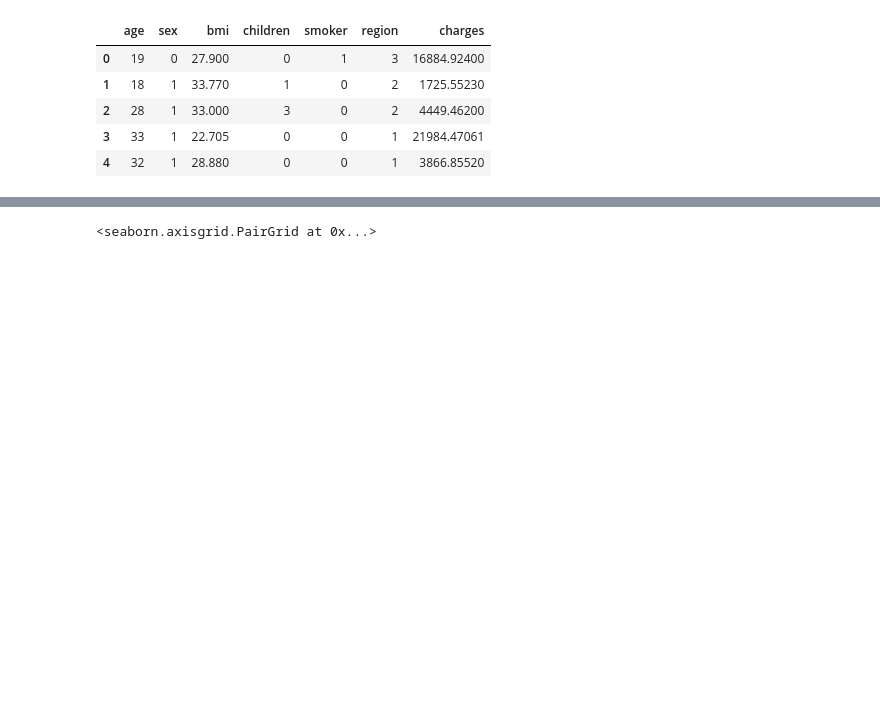
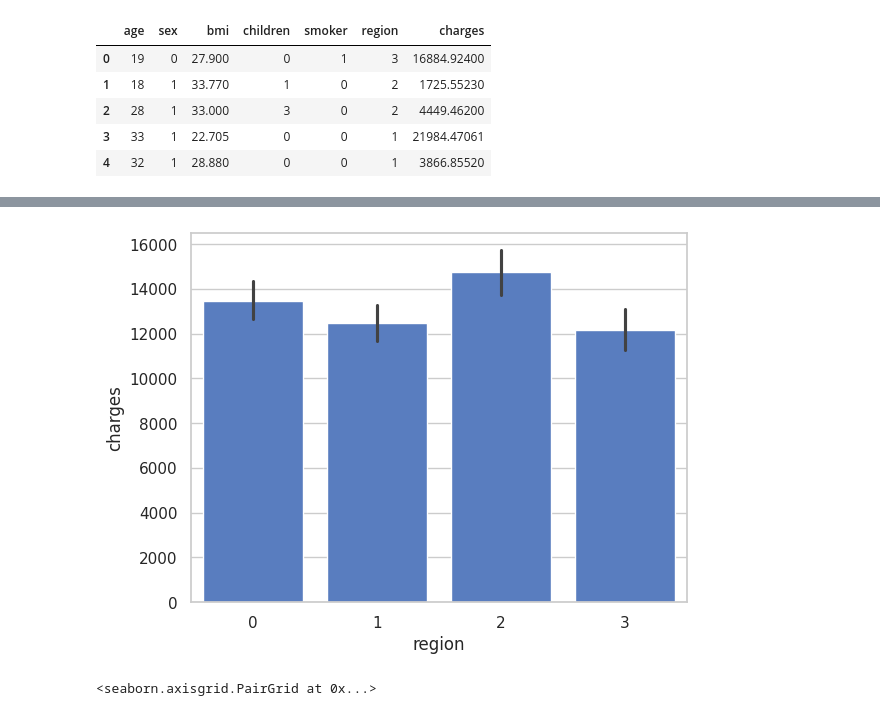
Before and after one commit to lcaffe/tech-challenge, a Jupyter notebook: tech_challenge.ipynb, the cells around one changed output, grey strips where cells are left out. Cells and saved outputs as stored; diff of their text form; code cells hidden in the pictures; blank space fills up the shorter version.

```diff
--- a/tech_challenge.ipynb
+++ b/tech_challenge.ipynb
@@ -216,3 +225,10 @@ dados.head()
+# %%
+
+import seaborn as sns
+sns.barplot(data=dados,x=dados.region,y=dados.charges,estimator=np.mean)
+plt.show()
+# %% [output]
+[figure, added]
 # %%
 sb.pairplot(dados,vars=['age','children','bmi','smoker'],hue="charges")
 # %% [output]
```
Also changed, not shown: parts of 17 cells of this notebook.
